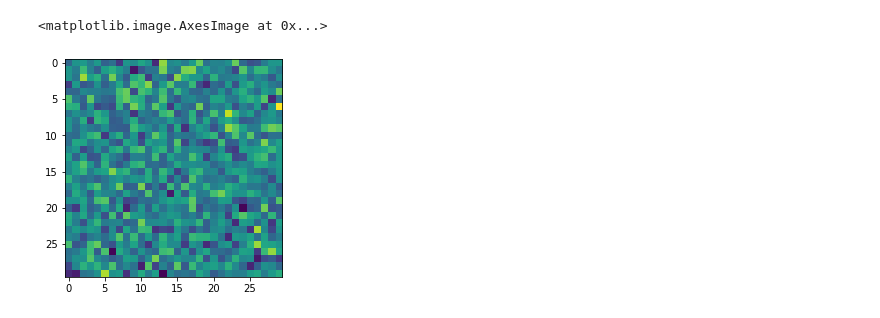
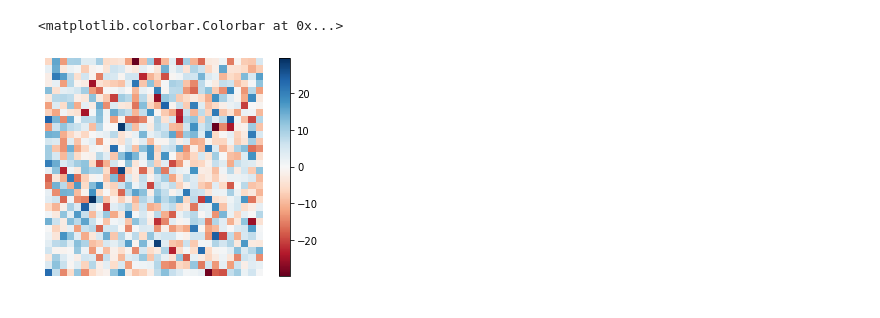
Before and after one commit to qkstngus000/Visual-Compressive-Sensing, a Jupyter notebook: gaussian_reconst.ipynb, the cells around one changed output. Saved outputs shown, nothing was run; the diff lists cells and outputs as text; code cells hidden in the pictures.

```diff
--- a/gaussian_reconst.ipynb
+++ b/gaussian_reconst.ipynb
@@ -4,8 +4,11 @@ from matplotlib import pyplot as plt
 from PIL import Image, ImageOps
 from src.V1_reconst import reconstruct, generate_Y
 # %%
-W = np.random.randn(30,30)
-plt.imshow(W)
+W = np.random.randn(30,30) * 10
+
+ax = plt.imshow(W, 'RdBu')
+plt.axis('off')
+plt.colorbar(ax)
 # %% [output]
-<matplotlib.image.AxesImage at 0x...>
+<matplotlib.colorbar.Colorbar at 0x...>
-[figure, old version]
+[figure, new version]
```
Also changed, not shown: parts of 5 cells of this notebook, 4 other files.
